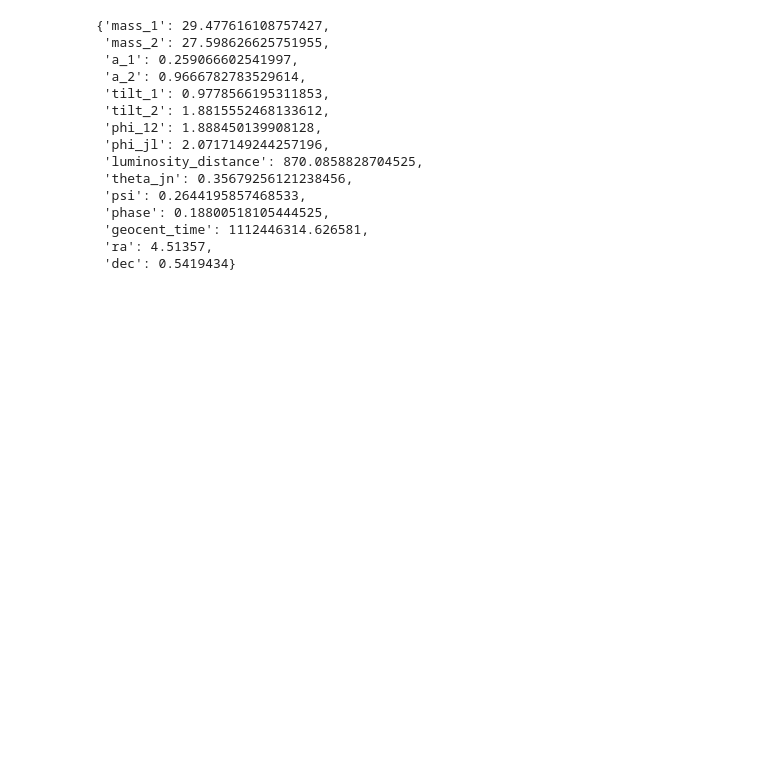
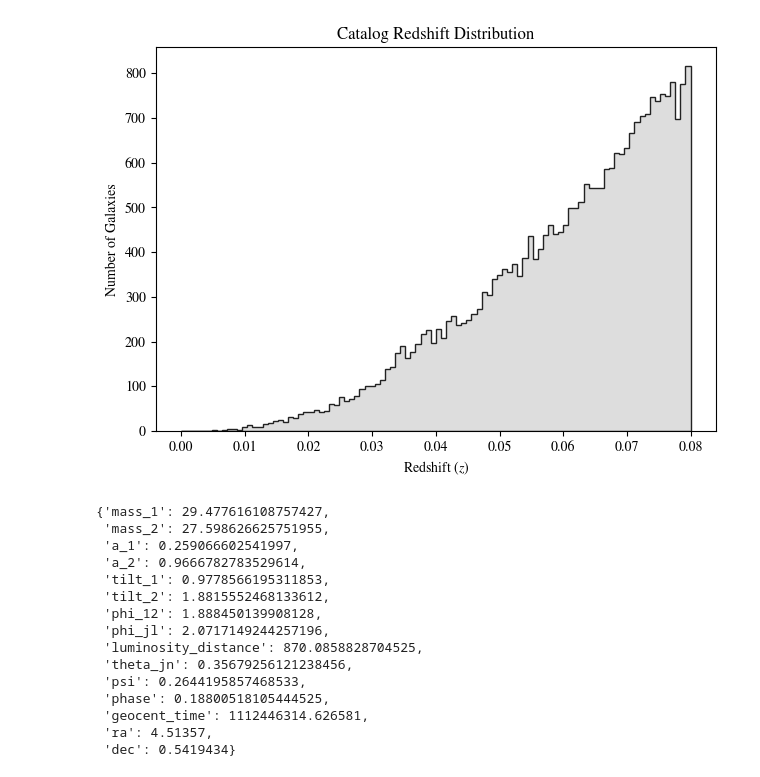
Before and after one commit to SSantosLab/skymap-inference, a Jupyter notebook: injection_simulation/initialize.ipynb, the cells around one changed output. Cells and saved outputs as stored; diff of their text form; code cells hidden in the pictures; blank space fills up the shorter version.

```diff
--- a/injection_simulation/initialize.ipynb
+++ b/injection_simulation/initialize.ipynb
@@ -58,3 +57,12 @@ HEALPix Map written to file
+# %%
+fig, ax = plt.subplots()
+ax.hist(z, bins=100, histtype='stepfilled', color='#dddddd', edgecolor='#222222', linewidth=1, range=(0, 0.08))
+ax.set_title("Catalog Redshift Distribution")
+ax.set_xlabel("Redshift ($z$)")
+ax.set_ylabel("Number of Galaxies")
+fig.tight_layout()
+# %% [output]
+[figure, added]
 # %%
 masses = np.random.uniform(25,35,2)
 index = np.random.randint(0, len(z))
```
Also changed, not shown: parts of 4 cells of this notebook, 7 other files.
